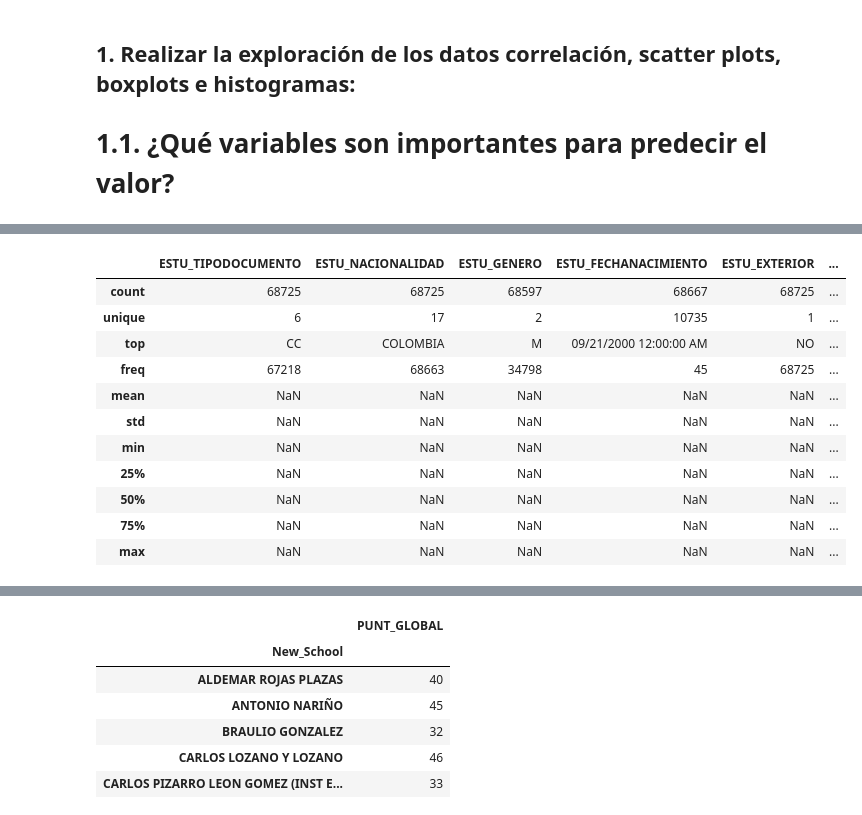
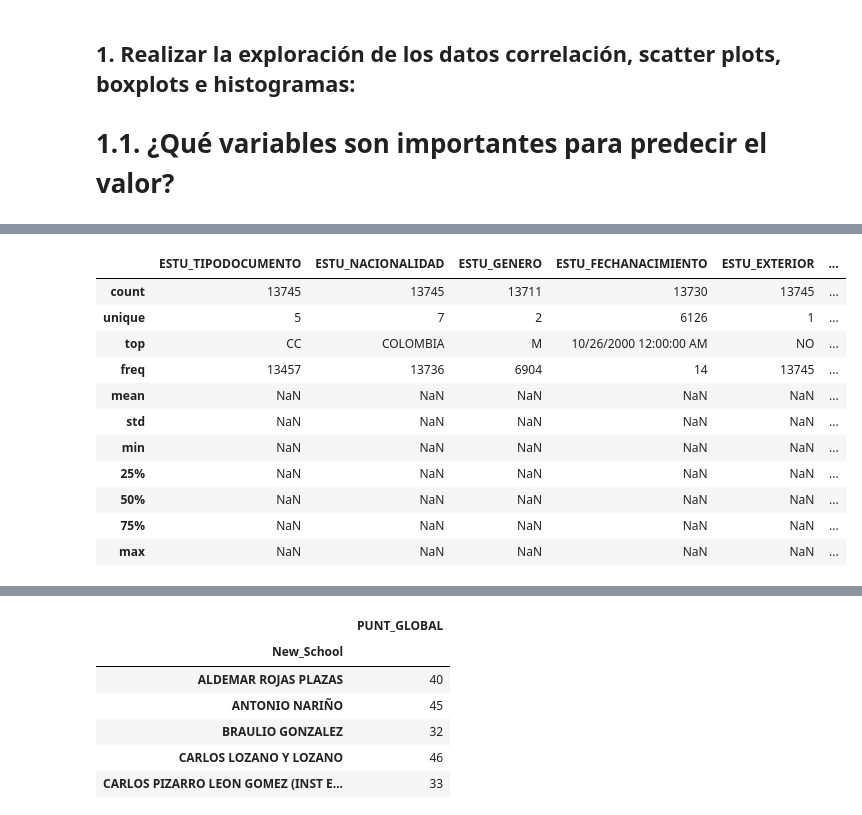
Before and after one commit to JuanMorales4619/Estadistica-3, a Jupyter notebook: Tarea 2/src/notebook/NoteBook.ipynb, the cells around one changed output, grey strips where cells are left out. Saved outputs shown, nothing was run; the diff lists cells and outputs as text; code cells hidden in the pictures.

```diff
--- a/Tarea 2/src/notebook/NoteBook.ipynb
+++ b/Tarea 2/src/notebook/NoteBook.ipynb
@@ -272,5 +309,6 @@ class Kmeans:
 # 1.1. ¿Qué variables son importantes para predecir el valor?
 # %%
 df = pd.read_csv("./data/Prueba.csv")
+df_test, df_train = train_test_split(df, test_size= 0.2)
 df.describe(include = 'all')
 # %% [output]
@@ -318,17 +327,17 @@ All-NaN slice encountered
 # %%
-util_varables = df.drop(['ESTU_DISC_AUDITCASTELL', 'ESTU_DISC_AUDITLSC','ESTU_DISC_VISUALCEGUE','ESTU_DISC_VISUALBAJA', 'ESTU_DISC_VOZHABLA', 'ESTU_DISC_INTELEC','ESTU_DISC_ESPAUTISTA','ESTU_DISC_PSICOSOCIAL', 'ESTU_DISC_ASPERGER',
+util_varables = df_train.drop(['ESTU_DISC_AUDITCASTELL', 'ESTU_DISC_AUDITLSC','ESTU_DISC_VISUALCEGUE','ESTU_DISC_VISUALBAJA', 'ESTU_DISC_VOZHABLA', 'ESTU_DISC_INTELEC','ESTU_DISC_ESPAUTISTA','ESTU_DISC_PSICOSOCIAL', 'ESTU_DISC_ASPERGER',
                          'ESTU_CONSECUTIVO','ESTU_ESTUDIANTE','ESTU_DISC_FISICA','ESTU_DISC_SISTEM', 'ESTU_CODDANE_COLE_TERMINO', 'ESTU_COD_COLE_MCPIO_TERMINO', 'ESTU_COD_RESIDE_MCPIO', 'INST_COD_INSTITUCION',
                          'ESTU_SNIES_PRGMACADEMICO','ESTU_PRGM_CODMUNICIPIO', 'ESTU_INST_CODMUNICIPIO','ESTU_COD_MCPIO_PRESENTACION', 'ESTU_COD_DEPTO_PRESENTACION', 'MOD_RAZONA_CUANTITAT_PUNT', 'MOD_RAZONA_CUANTITATIVO_PNAL',
                          'MOD_RAZONA_CUANTITATIVO_PNBC', 'MOD_LECTURA_CRITICA_PUNT', 'MOD_LECTURA_CRITICA_PNAL', 'MOD_LECTURA_CRITICA_PNBC', 'MOD_COMPETEN_CIUDADA_PUNT', 'MOD_COMPETEN_CIUDADA_PNAL', 'MOD_COMPETEN_CIUDADA_PNBC',
                          'MOD_INGLES_PUNT', 'MOD_INGLES_DESEM', 'MOD_INGLES_PNAL', 'MOD_INGLES_PNBC', 'MOD_COMUNI_ESCRITA_PUNT', 'MOD_COMUNI_ESCRITA_DESEM', 'MOD_COMUNI_ESCRITA_PNAL', 'MOD_COMUNI_ESCRITA_PNBC',
                          'PERCENTIL_GLOBAL', 'PERCENTIL_NBC', 'ESTU_COD_RESIDE_DEPTO', 'PERIODO'], axis=1)
 util_varables.describe(include='all')
 # %% [output]
 |  | ESTU_TIPODOCUMENTO | ESTU_NACIONALIDAD | ESTU_GENERO | ESTU_FECHANACIMIENTO | ESTU_EXTERIOR | ... |
-| count | 68725 | 68725 | 68597 | 68667 | 68725 | ... |
-| unique | 6 | 17 | 2 | 10735 | 1 | ... |
-| top | CC | COLOMBIA | M | 09/21/2000 12:00:00 AM | NO | ... |
-| freq | 67218 | 68663 | 34798 | 45 | 68725 | ... |
+| count | 13745 | 13745 | 13711 | 13730 | 13745 | ... |
+| unique | 5 | 7 | 2 | 6126 | 1 | ... |
+| top | CC | COLOMBIA | M | 10/26/2000 12:00:00 AM | NO | ... |
+| freq | 13457 | 13736 | 6904 | 14 | 13745 | ... |
 | mean | NaN | NaN | NaN | NaN | NaN | ... |
 | std | NaN | NaN | NaN | NaN | NaN | ... |
 | min | NaN | NaN | NaN | NaN | NaN | ... |
```
Also changed, not shown: parts of 18 cells of this notebook.
